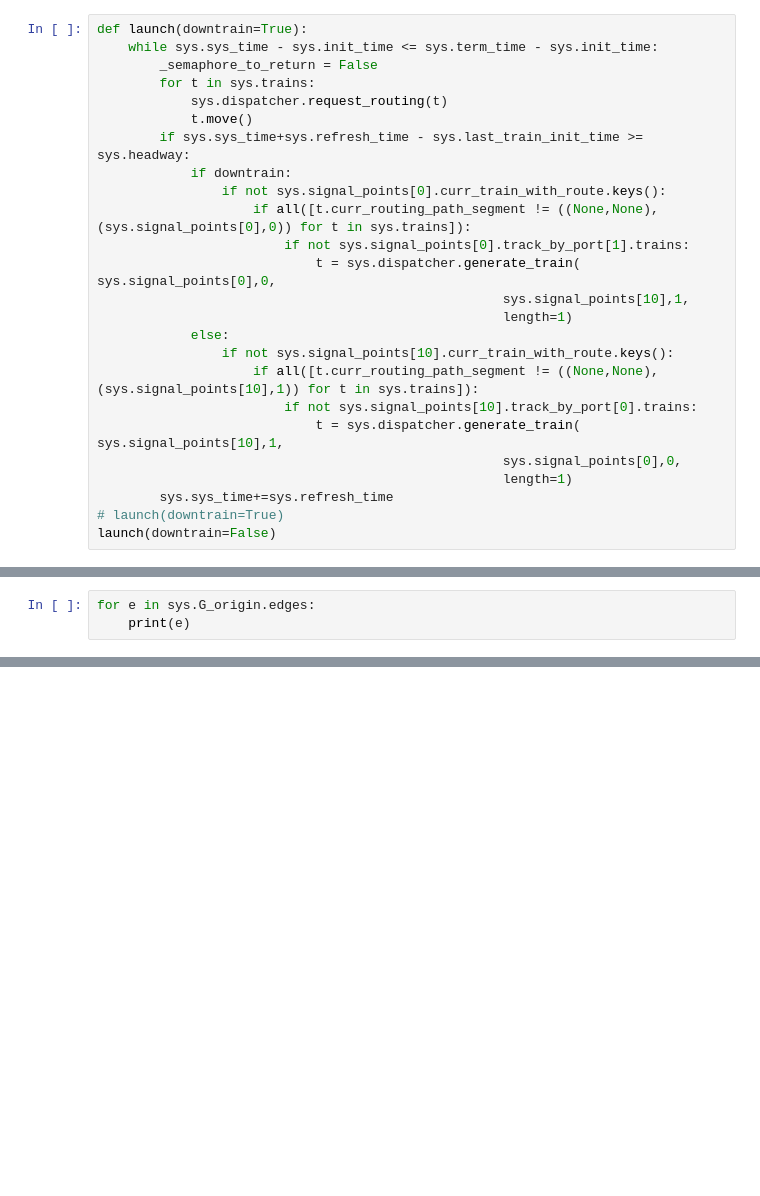
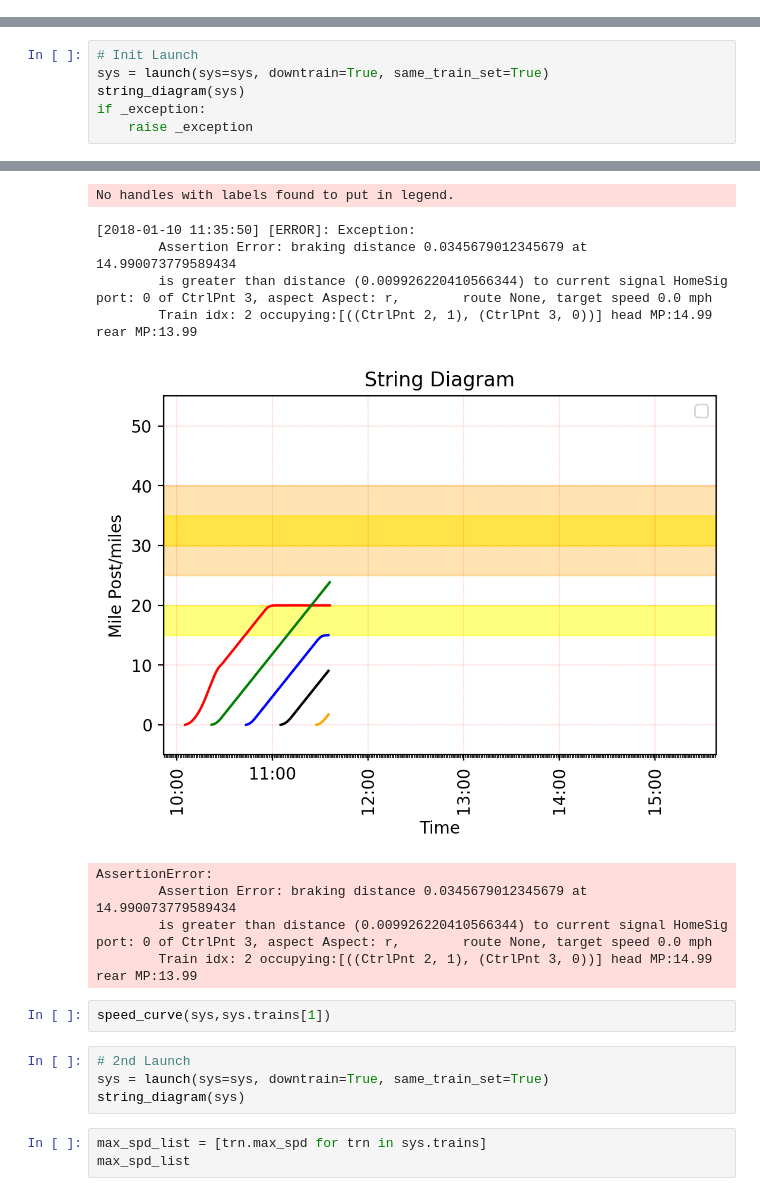
Before and after one commit to hegxiten/PyRailSim, a Jupyter notebook: Dispatch_development.ipynb, the cells around one changed output, grey strips where cells are left out. Saved outputs shown, nothing was run; the diff lists cells and outputs as text; blank space fills up the shorter version.

```diff
--- a/Dispatch_development.ipynb
+++ b/Dispatch_development.ipynb
@@ -33,25 +0,0 @@ sys = System(sim_init_time, spd_container, acc_container, dcc_container,
-# %%
-def launch(downtrain=True):
-    while sys.sys_time - sys.init_time <= sys.term_time - sys.init_time:
-        _semaphore_to_return = False
-        for t in sys.trains:
-            sys.dispatcher.request_routing(t)
-            t.move()
-        if sys.sys_time+sys.refresh_time - sys.last_train_init_time >= sys.headway:
-            if downtrain:
-                if not sys.signal_points[0].curr_train_with_route.keys():
-                    if all([t.curr_routing_path_segment != ((None,None),(sys.signal_points[0],0)) for t in sys.trains]):
-                        if not sys.signal_points[0].track_by_port[1].trains:
-                            t = sys.dispatcher.generate_train( sys.signal_points[0],0,
-                                                    sys.signal_points[10],1,
-                                                    length=1)
-            else:
-                if not sys.signal_points[10].curr_train_with_route.keys():
-                    if all([t.curr_routing_path_segment != ((None,None),(sys.signal_points[10],1)) for t in sys.trains]):
-                        if not sys.signal_points[10].track_by_port[0].trains:
-                            t = sys.dispatcher.generate_train( sys.signal_points[10],1,
-                                                    sys.signal_points[0],0,
-                                                    length=1)
-        sys.sys_time+=sys.refresh_time
-# launch(downtrain=True)
-launch(downtrain=False)
@@ -138,3 +0,0 @@ Track <MP: 45.0~50.0 > <AutoPnt 9 port: 1~CtrlPnt10 port: 0> key: 0 0
-# %%
-for e in sys.G_origin.edges:
-    print(e)
@@ -161,0 +85,7 @@ for e in sys.G_origin.edges:
+# %%
+# Init Launch
+sys = launch(sys=sys, downtrain=True, same_train_set=True)
+string_diagram(sys)
+if _exception:
+    raise _exception
+# %% [output]
@@ -161,0 +109,19 @@ for e in sys.G_origin.edges:
+No handles with labels found to put in legend.
+[2018-01-10 11:35:50] [ERROR]: Exception:
+        Assertion Error: braking distance 0.0345679012345679 at 14.990073779589434
+        is greater than distance (0.009926220410566344) to current signal HomeSig port: 0 of CtrlPnt 3, aspect Aspect: r,        route None, target speed 0.0 mph
+        Train idx: 2 occupying:[((CtrlPnt 2, 1), (CtrlPnt 3, 0))] head MP:14.99 rear MP:13.99
+[figure, added]
+AssertionError:
+        Assertion Error: braking distance 0.0345679012345679 at 14.990073779589434
+        is greater than distance (0.009926220410566344) to current signal HomeSig port: 0 of CtrlPnt 3, aspect Aspect: r,        route None, target speed 0.0 mph
+        Train idx: 2 occupying:[((CtrlPnt 2, 1), (CtrlPnt 3, 0))] head MP:14.99 rear MP:13.99
+# %%
+speed_curve(sys,sys.trains[1])
+# %%
+# 2nd Launch
+sys = launch(sys=sys, downtrain=True, same_train_set=True)
+string_diagram(sys)
+# %%
+max_spd_list = [trn.max_spd for trn in sys.trains]
+max_spd_list
```
Also changed, not shown: parts of 35 cells of this notebook, 10 other files.
